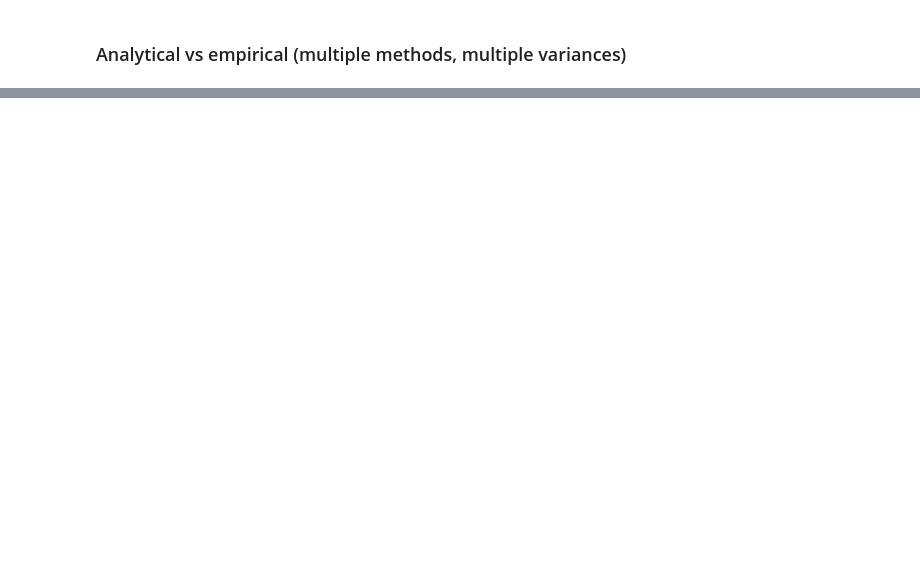
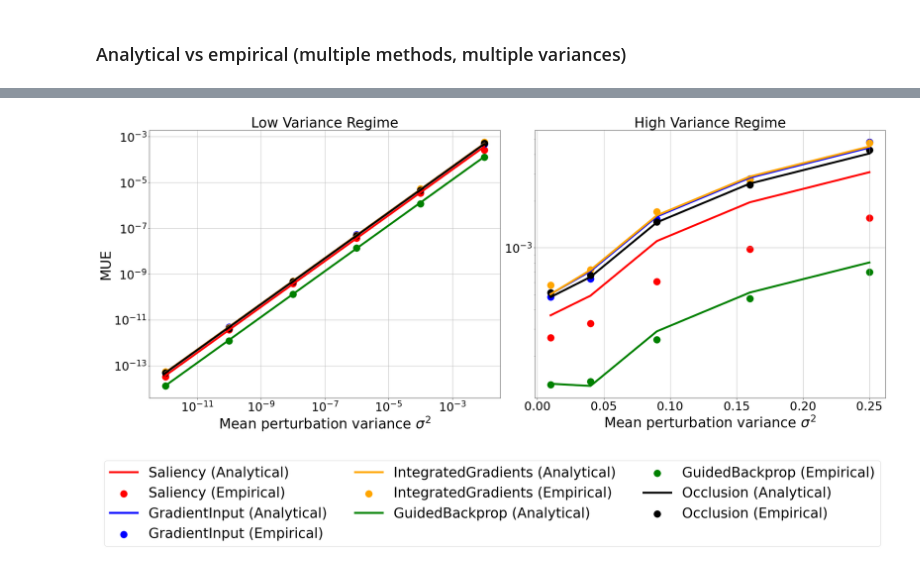
Before and after one commit to TeodorChiaburu/UXAI, a Jupyter notebook: Model_Perturbation_Vision_MNIST.ipynb, the cells around one changed output, grey strips where cells are left out. Cells and saved outputs as stored; diff of their text form; code cells hidden in the pictures; blank space fills up the shorter version.

```diff
--- a/Model_Perturbation_Vision_MNIST.ipynb
+++ b/Model_Perturbation_Vision_MNIST.ipynb
@@ -314,0 +326,15 @@ fig.savefig('./figures/uncertainties_weights_mnist_agg.png', bbox_inches='tight'
+# %%
+# Aggregate results
+agg_results = {name: {'analytical': [], 'empirical': []} for name in xai_methods.keys()}
+stds = np.asarray([1e-6, 1e-5, 1e-4, 1e-3, 1e-2, 1e-1, 0.2, 0.3, 0.4, 0.5])
+sample_indexes = [0, 1, 2, 4, 5, 6, 7, 8, 9, 11]
+for name in xai_methods.keys():
+    for approach in ['analytical', 'empirical']:
+        agg_sum = np.zeros(len(stds))
+        for ex_ind in sample_indexes:
+            sample_res = experiments['results'][ex_ind][name][approach]
+            if np.isnan(sample_res).any():
+                sample_res = np.finfo(float).eps * np.ones(len(stds))
+            agg_sum += sample_res
+        agg_results[name][approach] = agg_sum/len(sample_indexes)
+#agg_results
@@ -315,3 +361,48 @@ fig.savefig('./figures/uncertainties_weights_mnist_agg.png', bbox_inches='tight'
+# %%
+# Define parameters
+colors = ['red', 'blue', 'orange', 'green', 'black', 'brown', 'olive']
+fsize = 35
+
+# Define standard deviations for both plots
+stds1 = np.asarray([1e-6, 1e-5, 1e-4, 1e-3, 1e-2, 1e-1])
+stds2 = np.asarray([0.1, 0.2, 0.3, 0.4, 0.5])
+
+# Create figure with two subplots
+fig, axes = plt.subplots(1, 2, figsize=(28, 12))#, sharey=True)
+
+# Plot first subplot
+ax = axes[0]
+for (name, data), col in zip(agg_results.items(), colors):
+    ax.plot(stds1 * stds1, np.asarray(data['analytical'])[:len(stds1)] / m, label=f"{name} (Analytical)", c=col, lw=5)
+    ax.scatter(stds1 * stds1, np.asarray(data['empirical'])[:len(stds1)] / m, marker='o', label=f"{name} (Empirical)", c=col, s=300)
+ax.set_xlabel('Mean perturbation variance $\sigma^2$', fontsize=fsize)
+ax.set_ylabel('MUE', fontsize=fsize)
+ax.set_xscale('log')
+ax.set_yscale('log')
+ax.tick_params(axis='both', which='major', labelsize=fsize-5)
+ax.grid(True)
+ax.set_title("Low Variance Regime", fontsize=fsize)
+
+# Plot second subplot
+ax = axes[1]
+for (name, data), col in zip(agg_results.items(), colors):
+    ax.plot(stds2 * stds2, np.asarray(data['analytical'])[-len(stds2):] / m, label=f"{name} (Analytical)", c=col, lw=5)
+    ax.scatter(stds2 * stds2, np.asarray(data['empirical'])[-len(stds2):] / m, marker='o', label=f"{name} (Empirical)", c=col, s=300)
+ax.set_xlabel('Mean perturbation variance $\sigma^2$', fontsize=fsize)
+ax.set_yscale('log')#;ax.set_xscale('log')
+ax.tick_params(axis='both', which='major', labelsize=fsize-5)
+ax.grid(True)
+ax.set_title("High Variance Regime", fontsize=fsize)
+
+# Create a single legend below both plots
+handles, labels = axes[0].get_legend_handles_labels()
+fig.legend(handles, labels, fontsize=fsize, loc='upper center', bbox_to_anchor=(0.5, -0.0), ncol=3)
+
+plt.tight_layout(rect=[0, 0.05, 1, 1])
+plt.show()
+fig.savefig('./figures/uncertainties_weights_mnist_agg_combi.png', bbox_inches='tight')
+# %% [output]
+[figure, added]
 # %%
 # Sample 0 ('7')
 plt.figure(figsize=(12, 8))
```
Also changed, not shown: parts of 14 cells of this notebook, 4 other files.
